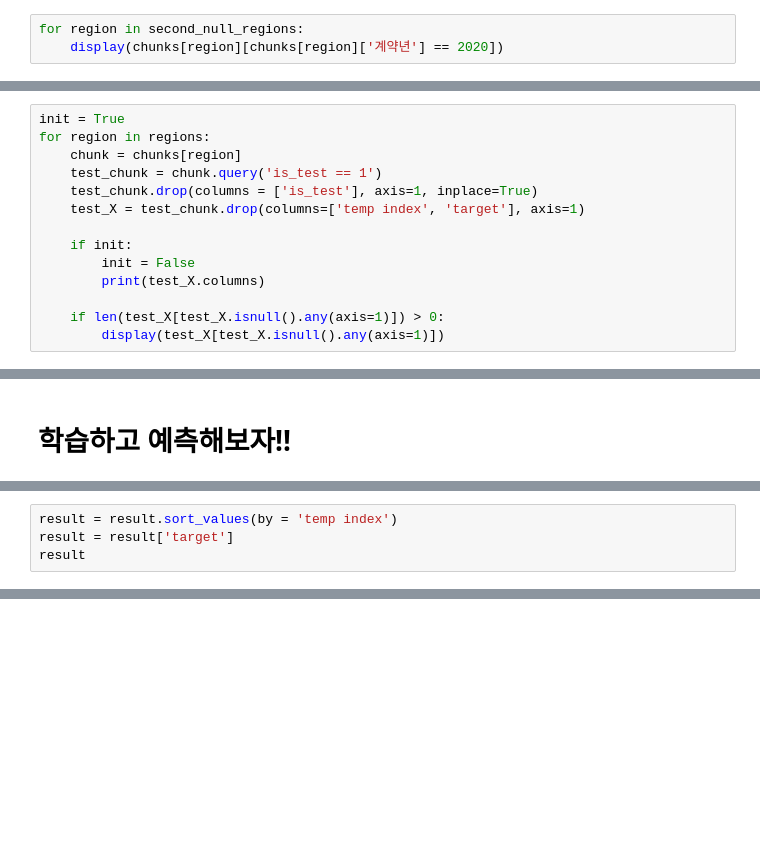
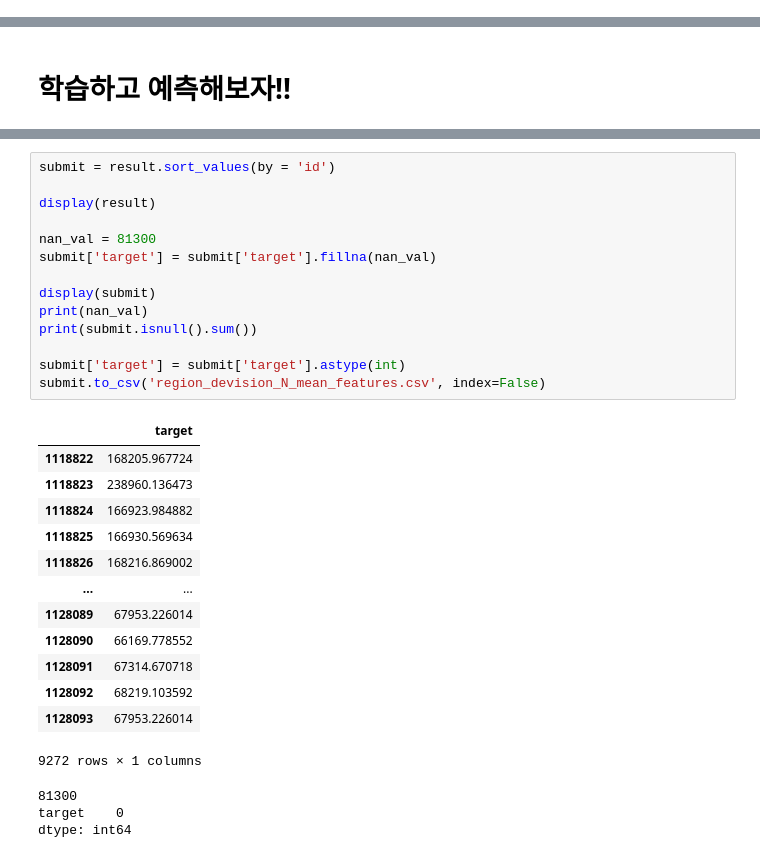
Before and after one commit to UpstageAILab3/upstage-ml-regression-ml12-pub, a Jupyter notebook: region.ipynb, the cells around one changed output, grey strips where cells are left out. Saved outputs shown, nothing was run; the diff lists cells and outputs as text; blank space fills up the shorter version.

Commit message:
region data

```diff
--- a/region.ipynb
+++ b/region.ipynb
@@ -191,6 +182,3 @@ for null_region in null_regions:
                 temp_df.loc[idx, '평균 부정확도'] = penalty + 2
 
     chunks[null_region] = temp_df
-# %%
-for region in second_null_regions:
-    display(chunks[region][chunks[region]['계약년'] == 2020])
@@ -201,14 +184,0 @@ for region in second_null_regions:
-# %%
-init = True
-for region in regions:
-    chunk = chunks[region]
-    test_chunk = chunk.query('is_test == 1')
-    test_chunk.drop(columns = ['is_test'], axis=1, inplace=True)
-    test_X = test_chunk.drop(columns=['temp index', 'target'], axis=1)
-
-    if init:
-        init = False
-        print(test_X.columns)
-
-    if len(test_X[test_X.isnull().any(axis=1)]) > 0:
-        display(test_X[test_X.isnull().any(axis=1)])
@@ -510,4 +445,0 @@ dtype: int64
-# %%
-result = result.sort_values(by = 'temp index')
-result = result['target']
-result
@@ -513,0 +453,31 @@ result
+# %%
+submit = result.sort_values(by = 'id')
+
+display(result)
+
+nan_val = 81300
+submit['target'] = submit['target'].fillna(nan_val)
+
+display(submit)
+print(nan_val)
+print(submit.isnull().sum())
+
+submit['target'] = submit['target'].astype(int)
+submit.to_csv('region_devision_N_mean_features.csv', index=False)
+# %% [output]
+|  | target |
+| 1118822 | 168205.967724 |
+| 1118823 | 238960.136473 |
+| 1118824 | 166923.984882 |
+| 1118825 | 166930.569634 |
+| 1118826 | 168216.869002 |
+| ... | ... |
+| 1128089 | 67953.226014 |
+| 1128090 | 66169.778552 |
+| 1128091 | 67314.670718 |
+| 1128092 | 68219.103592 |
+| 1128093 | 67953.226014 |
+9272 rows × 1 columns
+81300
+target    0
+dtype: int64
```
Also changed, not shown: parts of 11 cells of this notebook, 3 other files.
